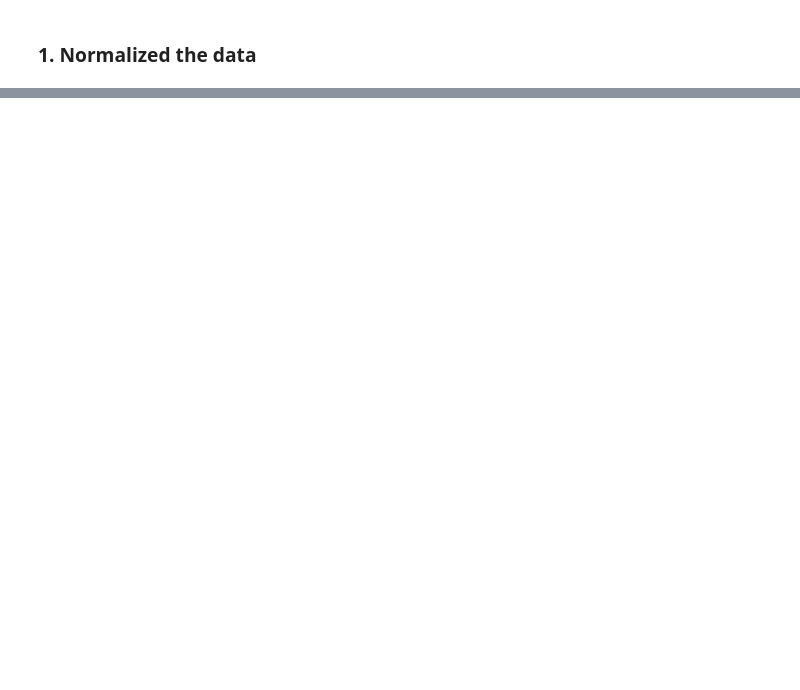
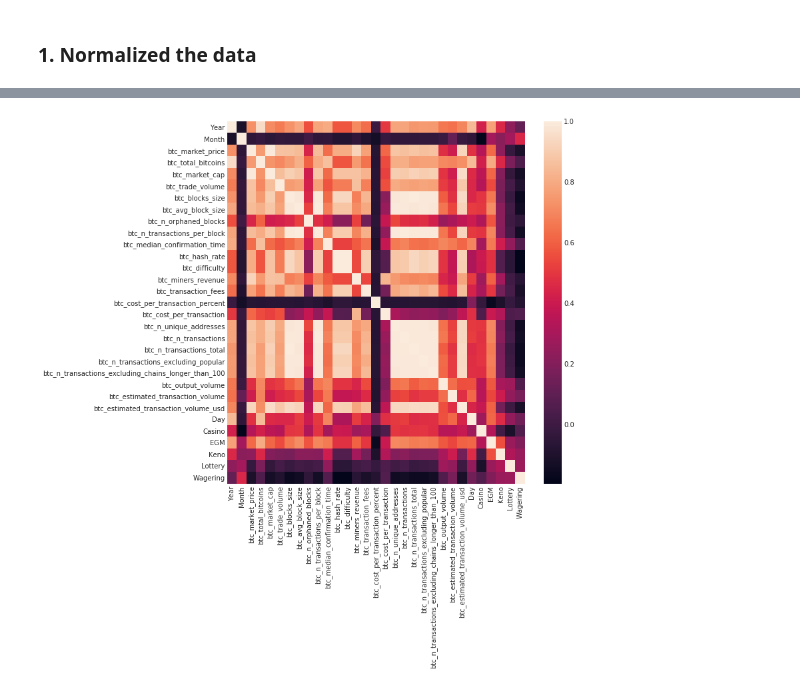
Before and after one commit to bhushan23/Cryptocurrency-Analysis, a Jupyter notebook: Analysis.ipynb, the cells around one changed output, grey strips where cells are left out. Cells and saved outputs as stored; diff of their text form; code cells hidden in the pictures; blank space fills up the shorter version.

```diff
--- a/Analysis.ipynb
+++ b/Analysis.ipynb
@@ -381,0 +425,21 @@ fullData.to_csv('./Data/Casino/ProcessedDataAll.csv', index = False)
+# %%
+from sklearn import preprocessing
+
+def dataNormalization(nData):
+    x = nData.values
+    min_max_scaler = preprocessing.MinMaxScaler()
+    x_scaled = min_max_scaler.fit_transform(x)
+    scaledData = pd.DataFrame(x_scaled, columns = list(nData.columns))
+    return scaledData
+
+def plotCorrelation(data):
+    corr = data.corr()
+    fig, ax = plt.subplots(figsize=(10,10))
+    sns.heatmap(corr,
+                xticklabels=corr.columns.values,
+                yticklabels=corr.columns.values)
+# %%
+scaledData = dataNormalization(nData)
+plotCorrelation(scaledData)
+# %% [output]
+[figure, added]
```
Also changed, not shown: parts of 30 cells of this notebook.
